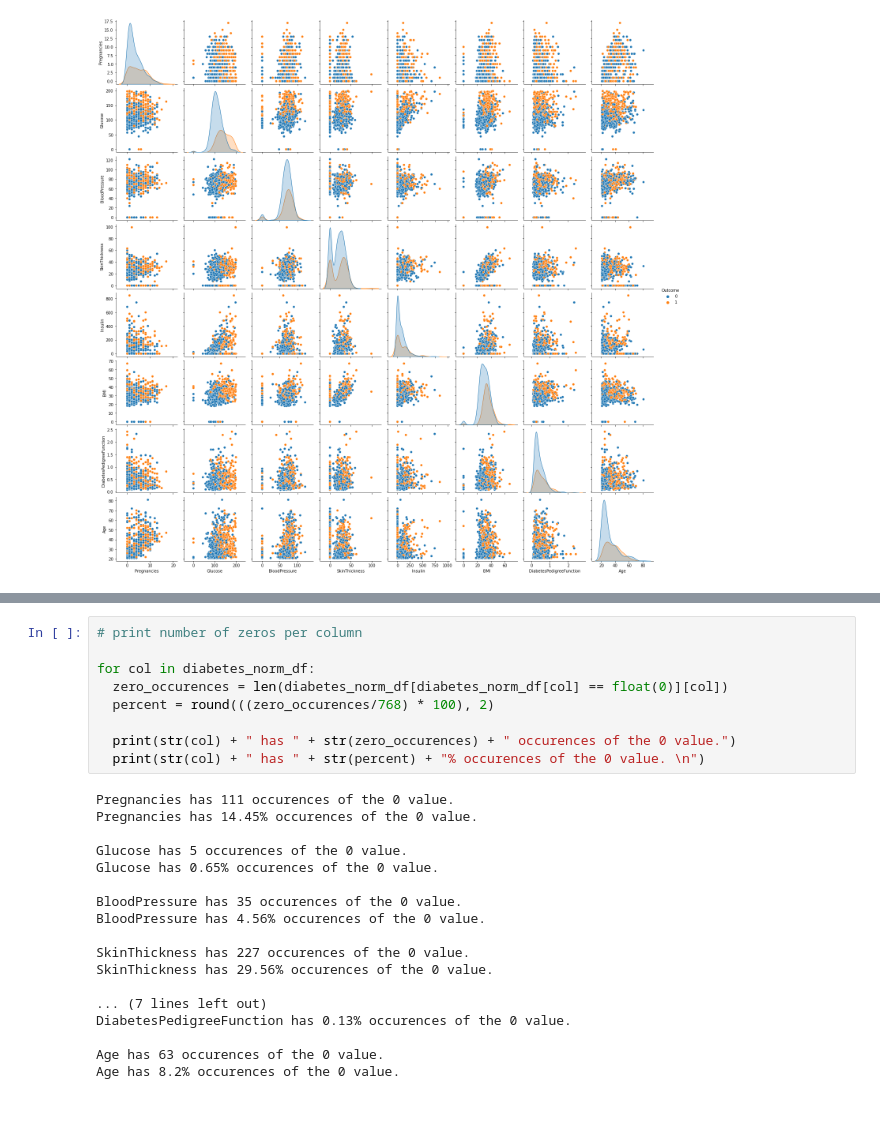
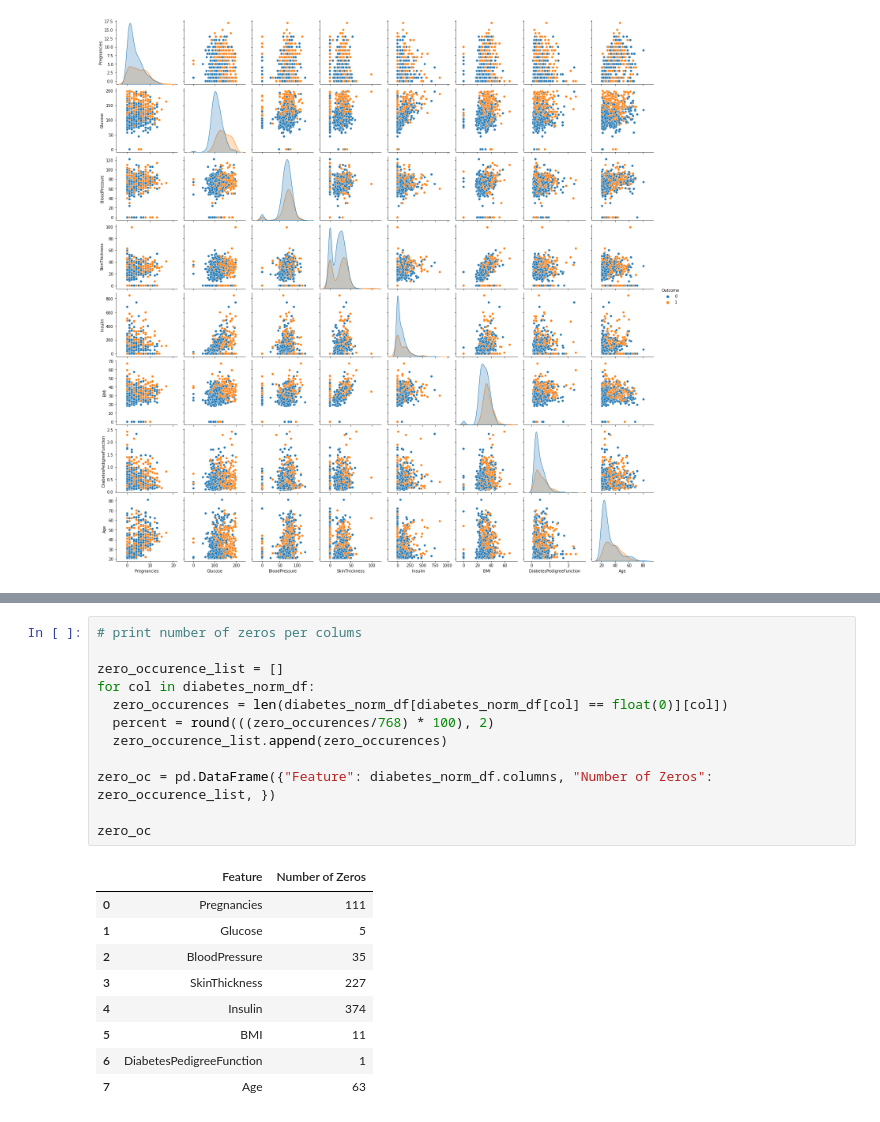
Before and after one commit to jzangg/ECS_171_Final_Project, a Jupyter notebook: ECS171_Data_Exploration.ipynb, the cells around one changed output, grey strips where cells are left out. Cells and saved outputs as stored; diff of their text form.

```diff
--- a/ECS171_Data_Exploration.ipynb
+++ b/ECS171_Data_Exploration.ipynb
@@ -90,28 +93,23 @@ The p value for Age is 0.0
 # %%
-# print number of zeros per column
+# print number of zeros per colums
 
+zero_occurence_list = []
 for col in diabetes_norm_df:
   zero_occurences = len(diabetes_norm_df[diabetes_norm_df[col] == float(0)][col])
   percent = round(((zero_occurences/768) * 100), 2)
+  zero_occurence_list.append(zero_occurences)
 
-  print(str(col) + " has " + str(zero_occurences) + " occurences of the 0 value.")
-  print(str(col) + " has " + str(percent) + "% occurences of the 0 value. \n")
+zero_oc = pd.DataFrame({"Feature": diabetes_norm_df.columns, "Number of Zeros": zero_occurence_list, })
+
+zero_oc
 # %% [output]
-Pregnancies has 111 occurences of the 0 value.
-Pregnancies has 14.45% occurences of the 0 value.
-
-Glucose has 5 occurences of the 0 value.
-Glucose has 0.65% occurences of the 0 value.
-
-BloodPressure has 35 occurences of the 0 value.
-BloodPressure has 4.56% occurences of the 0 value.
-
-SkinThickness has 227 occurences of the 0 value.
-SkinThickness has 29.56% occurences of the 0 value.
-
-... (7 lines left out)
-DiabetesPedigreeFunction has 0.13% occurences of the 0 value.
-
-Age has 63 occurences of the 0 value.
-Age has 8.2% occurences of the 0 value.
+|  | Feature | Number of Zeros |
+| 0 | Pregnancies | 111 |
+| 1 | Glucose | 5 |
+| 2 | BloodPressure | 35 |
+| 3 | SkinThickness | 227 |
+| 4 | Insulin | 374 |
+| 5 | BMI | 11 |
+| 6 | DiabetesPedigreeFunction | 1 |
+| 7 | Age | 63 |
 # %%
```
Also changed, not shown: parts of 3 cells of this notebook.
